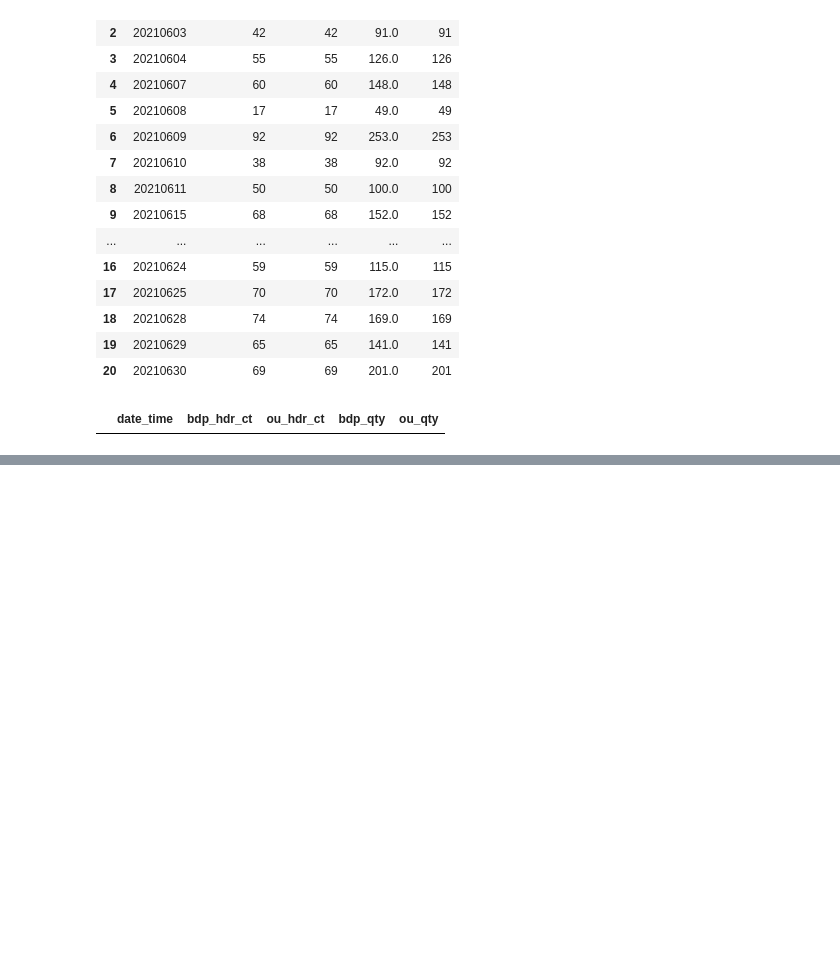
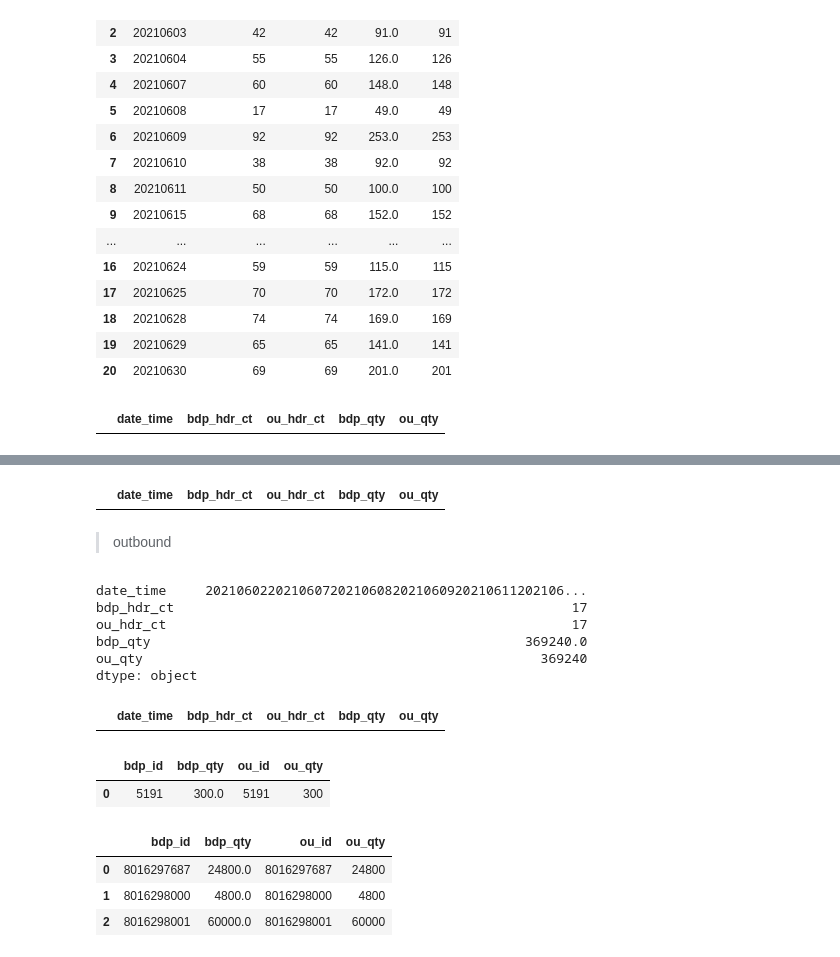
Before and after one commit to fyenne/CN-214, a Jupyter notebook: check_ou_bdp.ipynb, the cells around one changed output, grey strips where cells are left out. Cells and saved outputs as stored; diff of their text form; code cells hidden in the pictures; blank space fills up the shorter version.

```diff
--- a/check_ou_bdp.ipynb
+++ b/check_ou_bdp.ipynb
@@ -1886,0 +1878,12 @@ compare_data(
+# %%
+squibb_inbound_ou = pd.read_excel(
+    './CN-009_squibb/Data Validation_15072021.xlsx',
+    header=0, sheet_name = 2)
+
+squibb_outbound_ou = pd.read_excel(
+    './CN-009_squibb/Data Validation_15072021.xlsx',
+    header=0, sheet_name = 3 )
+
+squibb_inbound_bdp =  pd.read_csv('./CN-009_squibb/squibb_in.csv')
+squibb_oubound_bdp =  pd.read_csv('./CN-009_squibb/squibb_out.csv')
+[squibb_inbound_ou.columns, squibb_outbound_ou.columns]
@@ -1886,0 +1927,61 @@ compare_data(
+# %%
+compare_data(
+    squibb_inbound_bdp, squibb_inbound_ou,
+    'create_time', 'DATE',
+    'asn_id', 'ASN',
+    'receive_qty','QTY'
+
+)[1]
+# %% [output]
+|  | date_time | bdp_hdr_ct | ou_hdr_ct | bdp_qty | ou_qty |
+# %% [markdown]
+> outbound
+# %%
+compare_data(
+   squibb_oubound_bdp, squibb_outbound_ou,
+    'create_date', 'DATE',
+    'order_id', 'PKT',
+    'shipped_qty','QTY'
+
+)[0].sum()
+# %% [output]
+date_time     2021060220210607202106082021060920210611202106...
+bdp_hdr_ct                                                   17
+ou_hdr_ct                                                    17
+bdp_qty                                                369240.0
+ou_qty                                                   369240
+dtype: object
+# %%
+compare_data(
+   squibb_oubound_bdp, squibb_outbound_ou,
+    'create_date', 'DATE',
+    'order_id', 'PKT',
+    'shipped_qty','QTY'
+
+)[1]
+# %% [output]
+|  | date_time | bdp_hdr_ct | ou_hdr_ct | bdp_qty | ou_qty |
+# %%
+
+detail_check(
+     squibb_oubound_bdp, squibb_outbound_ou,
+     '20210608',
+    cols_bdp = ['order_id', 'shipped_qty', 'create_date'],
+    cols_ou = ['PKT','QTY', 'DATE']
+)[0]
+# %% [output]
+|  | bdp_id | bdp_qty | ou_id | ou_qty |
+| 0 | 5191 | 300.0 | 5191 | 300 |
+# %%
+pd.set_option('display.float_format', lambda x: '%.1f' % x)
+detail_check(
+     squibb_oubound_bdp, squibb_outbound_ou,
+     '20210609',
+    cols_bdp = ['order_id', 'shipped_qty', 'create_date'],
+    cols_ou = ['PKT','QTY', 'DATE']
+)[0]
+# %% [output]
+|  | bdp_id | bdp_qty | ou_id | ou_qty |
+| 0 | 8016297687 | 24800.0 | 8016297687 | 24800 |
+| 1 | 8016298000 | 4800.0 | 8016298000 | 4800 |
+| 2 | 8016298001 | 60000.0 | 8016298001 | 60000 |
```
Also changed, not shown: parts of 9 cells of this notebook.
